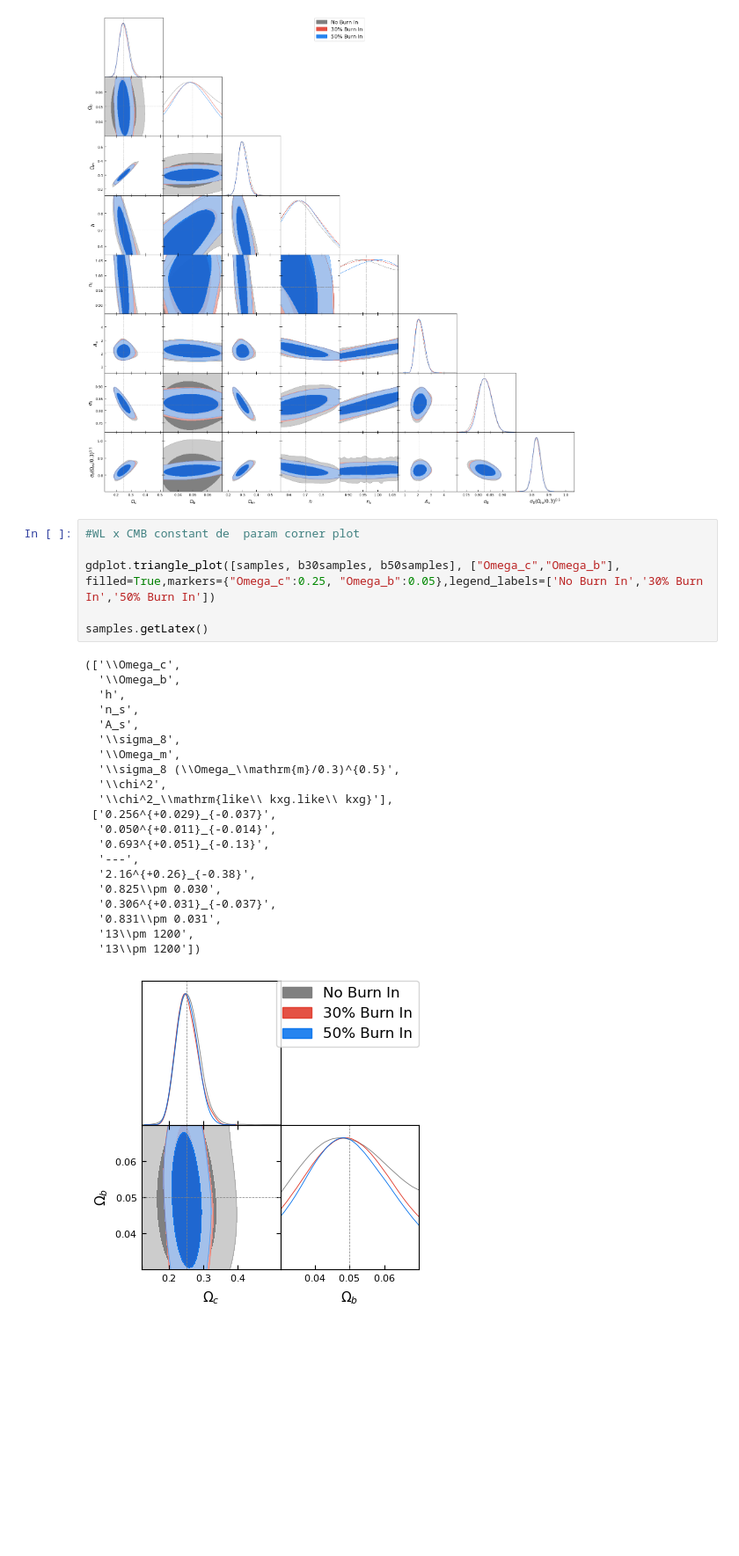
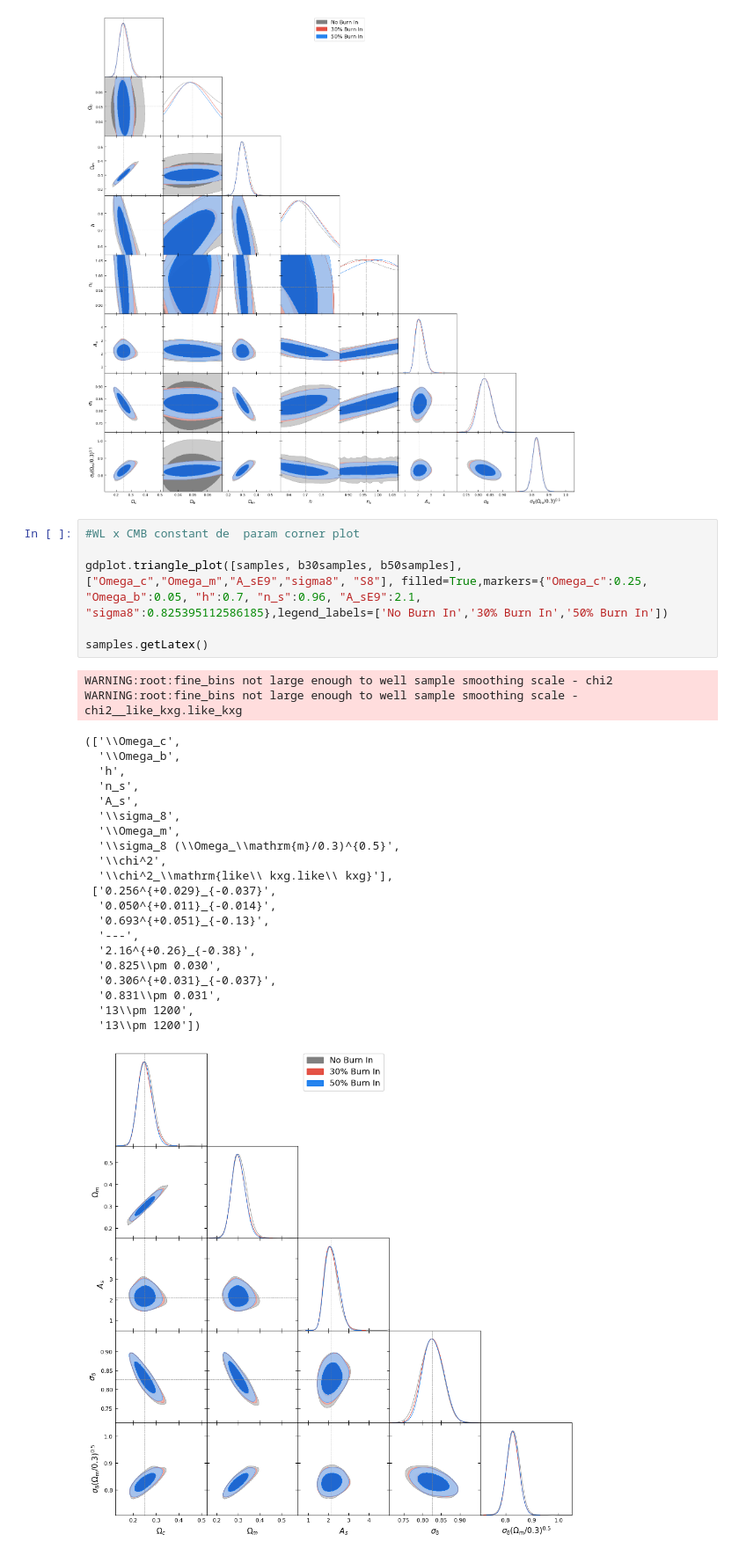
Before and after one commit to gracegibbins/cosmo4cast, a Jupyter notebook: varyparams/chain/chainplots.ipynb, the cells around one changed output. Shown at 88% size. Cells and saved outputs as stored; diff of their text form; blank space fills up the shorter version.

```diff
--- a/varyparams/chain/chainplots.ipynb
+++ b/varyparams/chain/chainplots.ipynb
@@ -74,28 +82,30 @@ WARNING:root:2D kernel density bandwidth optimizer failed for n_s, sigma8. Using
 # %%
 #WL x CMB constant de  param corner plot
 
-gdplot.triangle_plot([samples, b30samples, b50samples], ["Omega_c","Omega_b"], filled=True,markers={"Omega_c":0.25, "Omega_b":0.05},legend_labels=['No Burn In','30% Burn In','50% Burn In'])
+gdplot.triangle_plot([samples, b30samples, b50samples], ["Omega_c","Omega_m","A_sE9","sigma8", "S8"], filled=True,markers={"Omega_c":0.25, "Omega_b":0.05, "h":0.7, "n_s":0.96, "A_sE9":2.1, "sigma8":0.825395112586185},legend_labels=['No Burn In','30% Burn In','50% Burn In'])
 
 samples.getLatex()
 # %% [output]
-(['\\Omega_c',
-  '\\Omega_b',
-  'h',
-  'n_s',
-  'A_s',
-  '\\sigma_8',
-  '\\Omega_m',
-  '\\sigma_8 (\\Omega_\\mathrm{m}/0.3)^{0.5}',
-  '\\chi^2',
-  '\\chi^2_\\mathrm{like\\ kxg.like\\ kxg}'],
- ['0.256^{+0.029}_{-0.037}',
-  '0.050^{+0.011}_{-0.014}',
-  '0.693^{+0.051}_{-0.13}',
-  '---',
-  '2.16^{+0.26}_{-0.38}',
-  '0.825\\pm 0.030',
-  '0.306^{+0.031}_{-0.037}',
-  '0.831\\pm 0.031',
-  '13\\pm 1200',
-  '13\\pm 1200'])
+WARNING:root:fine_bins not large enough to well sample smoothing scale - chi2
+WARNING:root:fine_bins not large enough to well sample smoothing scale - chi2__like_kxg.like_kxg
+(['\\Omega_c',
+  '\\Omega_b',
+  'h',
+  'n_s',
+  'A_s',
+  '\\sigma_8',
+  '\\Omega_m',
+  '\\sigma_8 (\\Omega_\\mathrm{m}/0.3)^{0.5}',
+  '\\chi^2',
+  '\\chi^2_\\mathrm{like\\ kxg.like\\ kxg}'],
+ ['0.256^{+0.029}_{-0.037}',
+  '0.050^{+0.011}_{-0.014}',
+  '0.693^{+0.051}_{-0.13}',
+  '---',
+  '2.16^{+0.26}_{-0.38}',
+  '0.825\\pm 0.030',
+  '0.306^{+0.031}_{-0.037}',
+  '0.831\\pm 0.031',
+  '13\\pm 1200',
+  '13\\pm 1200'])
-[figure, old version]
+[figure, new version]
```
Also changed, not shown: parts of 3 cells of this notebook.
